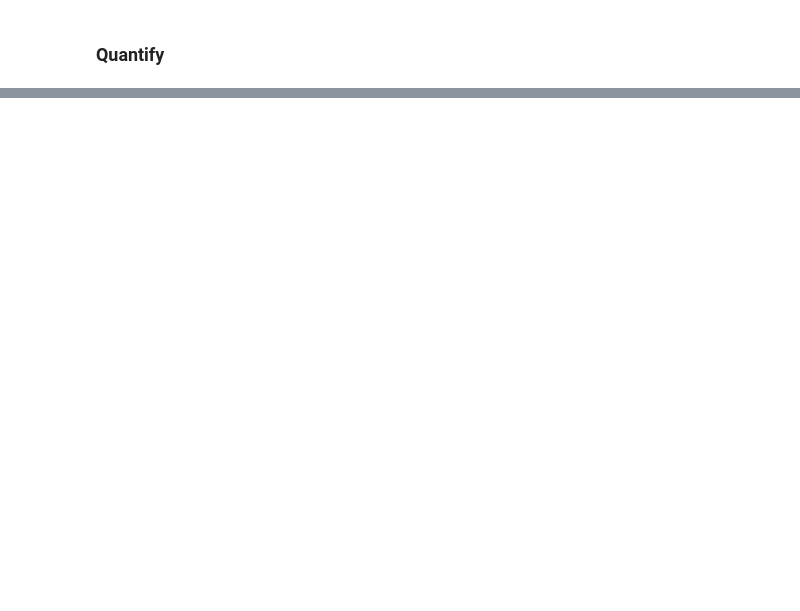
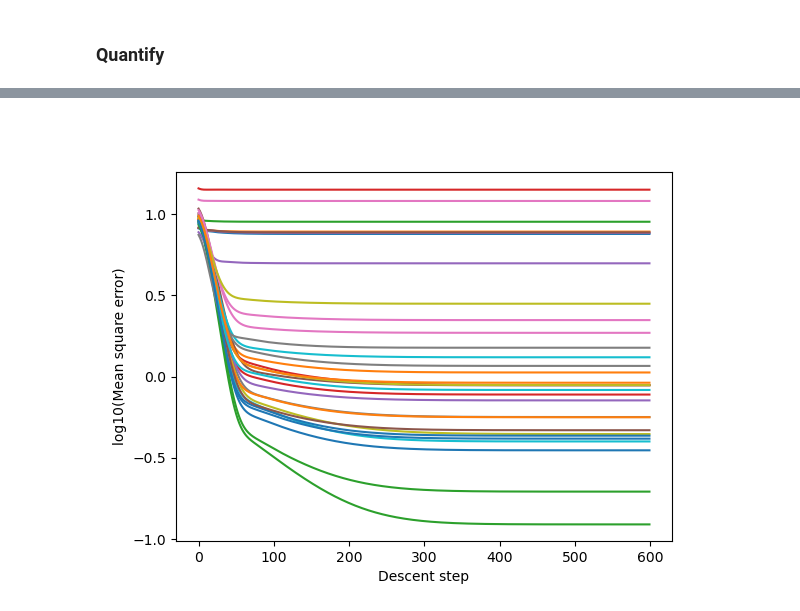
Before and after one commit to goehringlab/2023-Bland-bioRxiv, a Jupyter notebook: scripts/Run/PH/01 Quantification.ipynb, the cells around one changed output, grey strips where cells are left out. Cells and saved outputs as stored; diff of their text form; code cells hidden in the pictures; blank space fills up the shorter version.

```diff
--- a/scripts/Run/PH/01 Quantification.ipynb
+++ b/scripts/Run/PH/01 Quantification.ipynb
@@ -6,9 +6,9 @@ sys.path.append('../../..')
 from src import load_image, ImageQuant2
 %matplotlib widget
 # %%
-membg = np.loadtxt('../Quantification model calibration/membg6.txt')
-cytbg = np.loadtxt('../Quantification model calibration/cytbg.txt')
-calibration_factor = np.loadtxt('../Quantification model calibration/optogenetics_factors.txt')[6]
+membg = np.loadtxt('../QuantificationModelCalibration/membg6.txt')
+cytbg = np.loadtxt('../QuantificationModelCalibration/cytbg.txt')
+calibration_factor = np.loadtxt('../QuantificationModelCalibration/optogenetics_factors.txt')[6]
 # %%
 df = pd.read_csv('NEBD_Embryos_dataframe.csv')
 df
@@ -36,7 +36,7 @@ df
 # Import data
 paths = df.Path.to_list()
 imgs = [load_image(p + '/af_corrected.tif') for p in paths]
-rois = [np.loadtxt(p + '/ROI.txt') for p in paths]
+rois = [np.loadtxt(p + '/ROI_fit.txt') for p in paths]
 
 # Run quantification
 iq = ImageQuant2(img=imgs, roi=rois, cytbg=cytbg, membg=membg)
@@ -54,0 +53 @@ res.to_csv('Quantification.csv')
+[figure, added]
```
Also changed, not shown: parts of 2 cells of this notebook, 12 other files.
